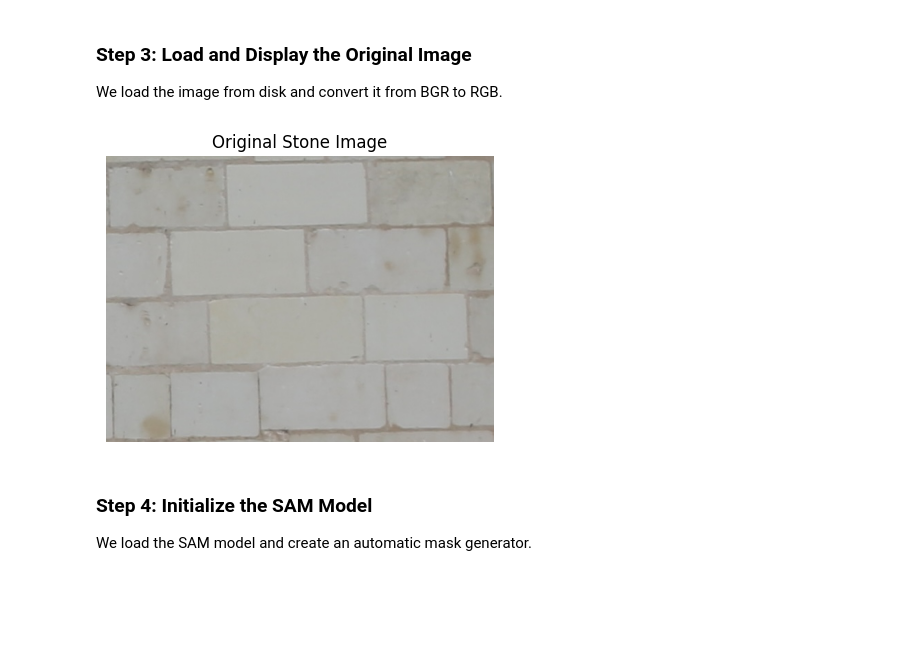
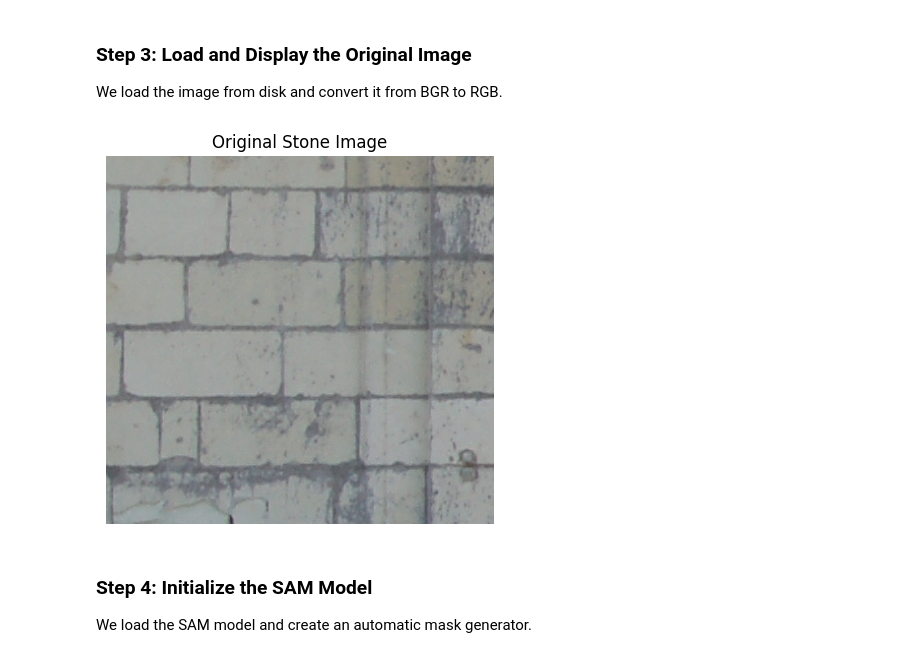
Before and after one commit to jean-hy/chambord-castle-stone-segmentation, a Jupyter notebook: notebooks/automatic_mask_generator.ipynb, the cells around one changed output. Drawn from its saved outputs; the diff is of its cells as text; code cells hidden in the pictures; blank space fills up the shorter version.

Commit message:
Added data refined and patches generator

```diff
--- a/notebooks/automatic_mask_generator.ipynb
+++ b/notebooks/automatic_mask_generator.ipynb
@@ -60,18 +60,18 @@ def show_anns(anns):
 ### Step 3: Load and Display the Original Image
 We load the image from disk and convert it from BGR to RGB.
 # %%
-image_path = '../data/refined/img-stones/FSE_35_004.jpg'
+image_path = '../data/refined/img-stones/FNE_24_778.jpg'
 
 image_bgr = cv2.imread(image_path)
 image_rgb = cv2.cvtColor(image_bgr, cv2.COLOR_BGR2RGB)  # Convert BGR -> RGB
 
 plt.figure(figsize=(5,5))
 plt.imshow(image_rgb)
 plt.axis('off')
 plt.title("Original Stone Image")
 plt.show()
 # %% [output]
-[figure, old version]
+[figure, new version]
 # %% [markdown]
 ### Step 4: Initialize the SAM Model
 We load the SAM model and create an automatic mask generator.
```
Also changed, not shown: parts of 5 cells of this notebook, 11 other files.
